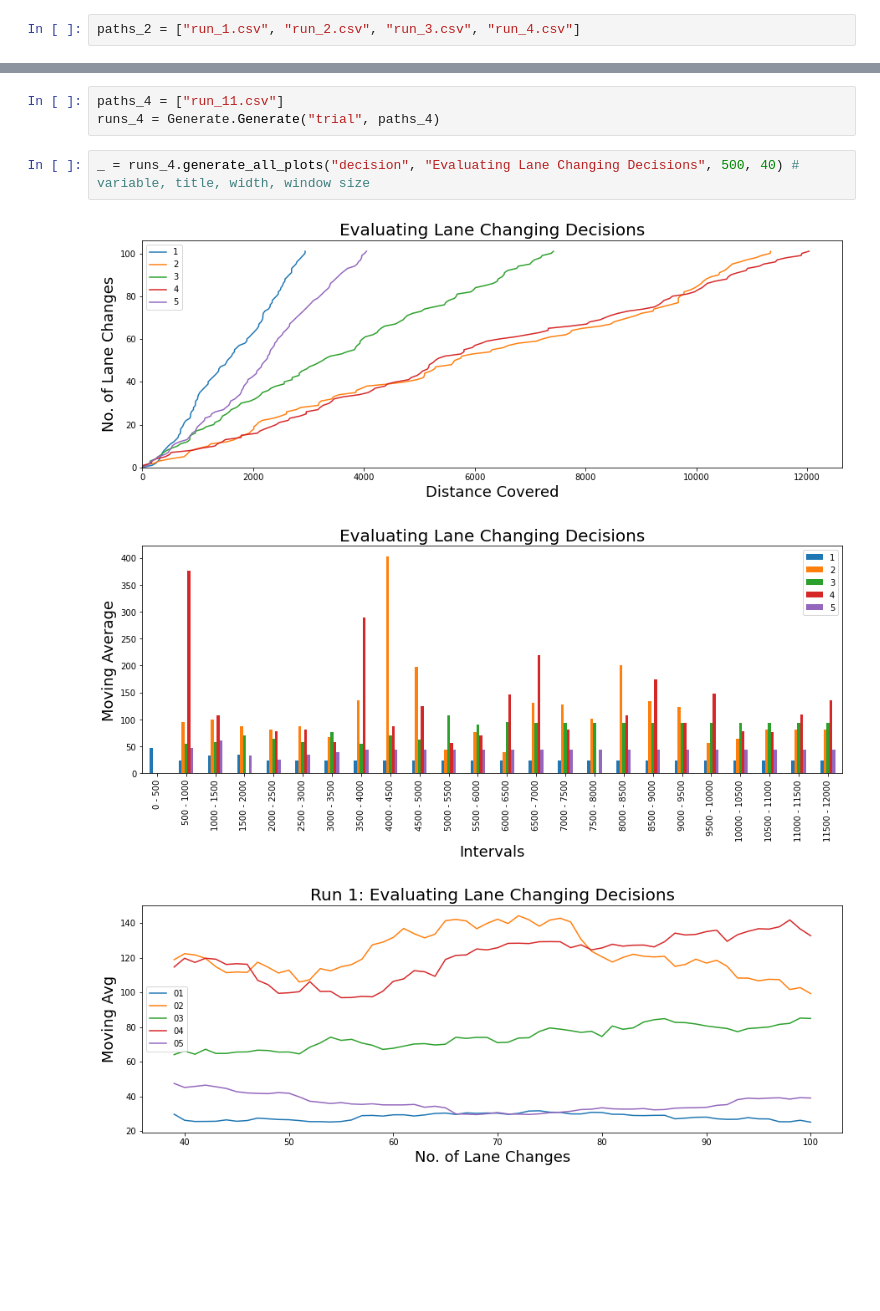
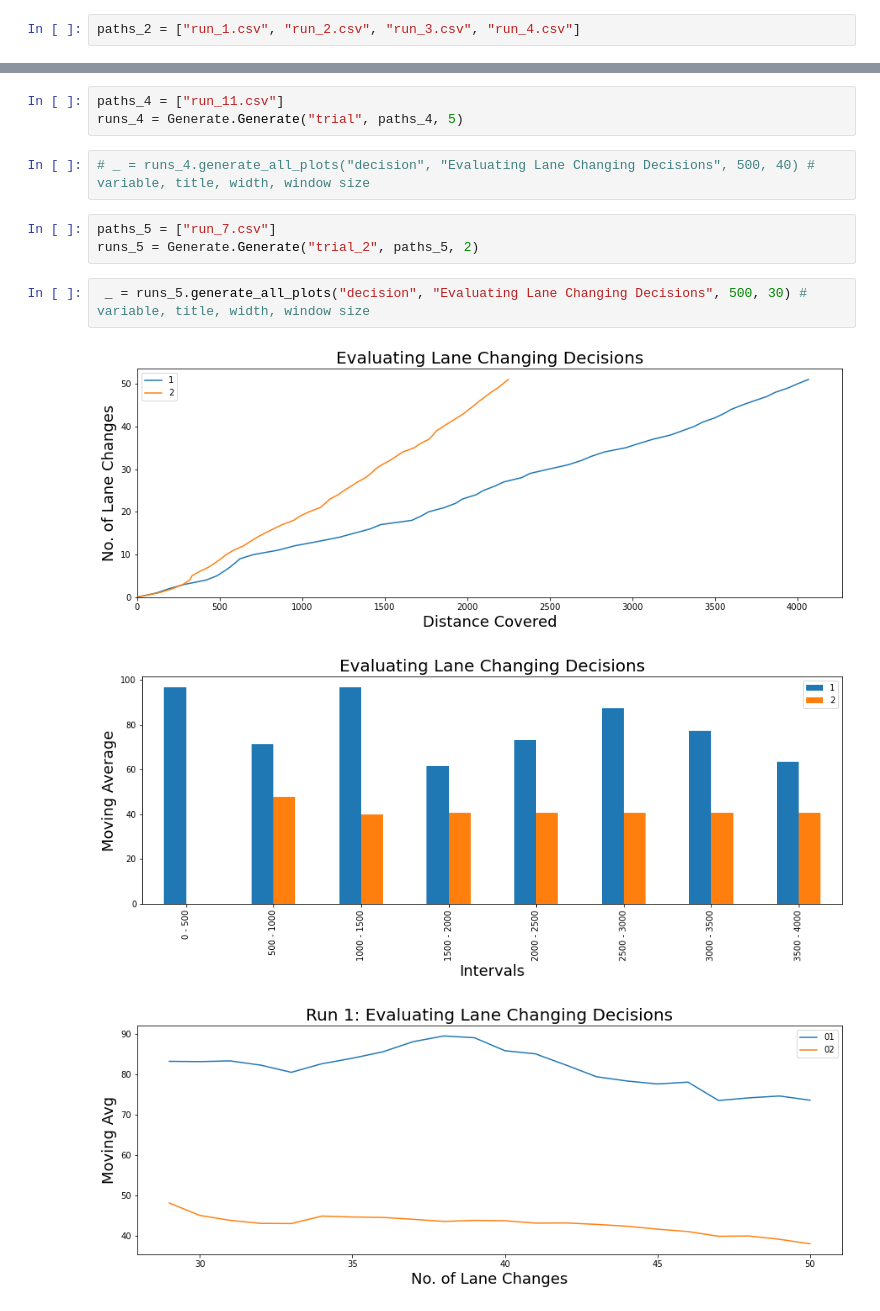
Before and after one commit to Shiv3901/Model_Tester, a Jupyter notebook: Experiment_oct_14.ipynb, the cells around one changed output, grey strips where cells are left out. Drawn from its saved outputs; the diff is of its cells as text; blank space fills up the shorter version.

```diff
--- a/Experiment_oct_14.ipynb
+++ b/Experiment_oct_14.ipynb
@@ -36,9 +26,14 @@ _ = runs_1.generate_moving_avg_plot("decision", "Evaluating Various Lane Changin
 # %%
 paths_4 = ["run_11.csv"]
-runs_4 = Generate.Generate("trial", paths_4)
+runs_4 = Generate.Generate("trial", paths_4, 5)
 # %%
-_ = runs_4.generate_all_plots("decision", "Evaluating Lane Changing Decisions", 500, 40) # variable, title, width, window size
+# _ = runs_4.generate_all_plots("decision", "Evaluating Lane Changing Decisions", 500, 40) # variable, title, width, window size
-# %% [output]
-[figure, removed]
-[figure, removed]
-[figure, removed]
+# %%
+paths_5 = ["run_7.csv"]
+runs_5 = Generate.Generate("trial_2", paths_5, 2)
+# %%
+ _ = runs_5.generate_all_plots("decision", "Evaluating Lane Changing Decisions", 500, 30) # variable, title, width, window size
+# %% [output]
+[figure, added]
+[figure, added]
+[figure, added]
```
Also changed, not shown: parts of 9 cells of this notebook, 7 other files.
